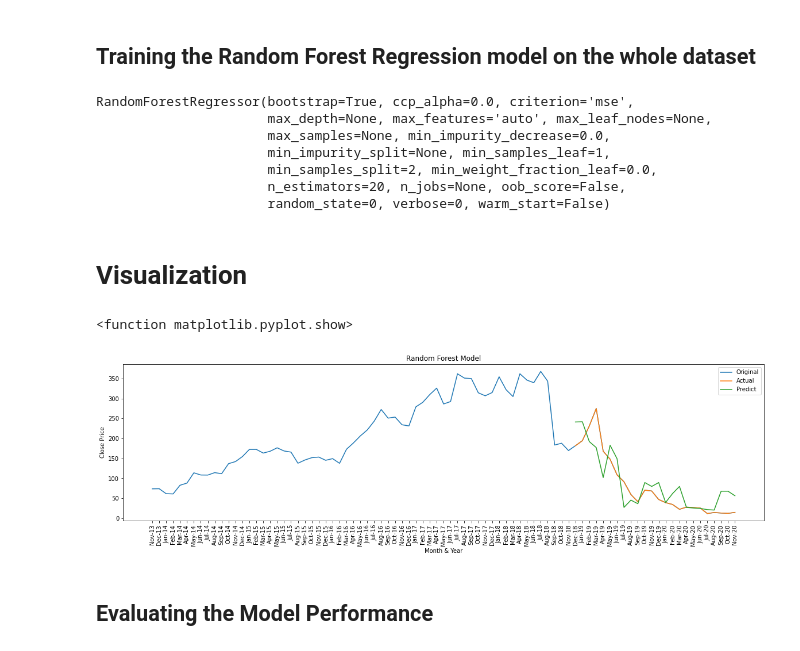
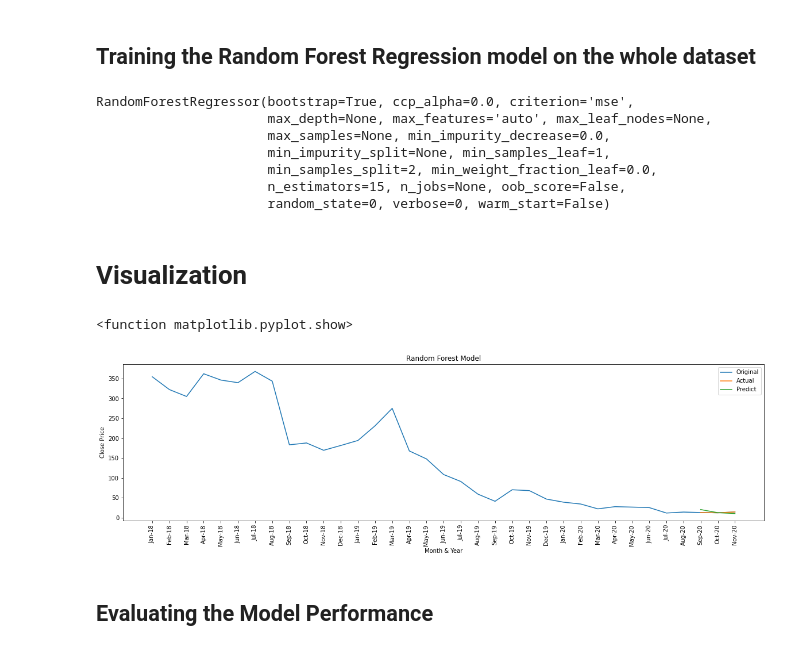
Before and after one commit to smkmohsin/Yes-Bank-Stock-Closing-Price-Prediction, a Jupyter notebook: Yes_Bank_Stock_Closing_Price_Prediction_Sheikh_Mohsin_Kader_.ipynb, the cells around one changed output. Cells and saved outputs as stored; diff of their text form; code cells hidden in the pictures.

```diff
--- a/Yes_Bank_Stock_Closing_Price_Prediction_Sheikh_Mohsin_Kader_.ipynb
+++ b/Yes_Bank_Stock_Closing_Price_Prediction_Sheikh_Mohsin_Kader_.ipynb
@@ -630,3 +687,0 @@ Adjusted R2 :  0.9813
-# %%
-# Create a variable to predict 'x' Months out into future
-future_months = 24
@@ -694,4 +687,0 @@ len(y)
-# %%
-X_train, X_test, y_train, y_test = train_test_split(X, y, test_size = 0.2, random_state = 0)
-print(X_train.shape)
-print(X_test.shape)
@@ -771,7 +742,7 @@ R2 : -1.7372
 # %% [markdown]
 ## <b>Training the Polynomial Regression model on the Training set
 # %%
-poly_reg = PolynomialFeatures(degree = 5)
+poly_reg = PolynomialFeatures(degree = 7)
 X_poly = poly_reg.fit_transform(X_train)
 regressor = LinearRegression()
 regressor.fit(X_poly, y_train)
@@ -854,7 +823,7 @@ R2 : 0.9519
 ## <b>Training the Random Forest Regression model on the whole dataset
 # %%
 from sklearn.ensemble import RandomForestRegressor
-regressor = RandomForestRegressor(n_estimators = 20, random_state = 0)
+regressor = RandomForestRegressor(n_estimators = 15, random_state = 0)
 regressor.fit(X_train, y_train)
 # %% [output]
 RandomForestRegressor(bootstrap=True, ccp_alpha=0.0, criterion='mse',
@@ -862,7 +831,7 @@ RandomForestRegressor(bootstrap=True, ccp_alpha=0.0, criterion='mse',
                       max_samples=None, min_impurity_decrease=0.0,
                       min_impurity_split=None, min_samples_leaf=1,
                       min_samples_split=2, min_weight_fraction_leaf=0.0,
-                      n_estimators=20, n_jobs=None, oob_score=False,
+                      n_estimators=15, n_jobs=None, oob_score=False,
                       random_state=0, verbose=0, warm_start=False)
 # %%
 Random_forest_prediction = regressor.predict(X_future)
@@ -871,24 +840,24 @@ Random_forest_prediction = regressor.predict(X_future)
 # %%
 predictions = Random_forest_prediction
 
 valid = dataset[X.shape[0]:]                    # create dataset which contains tha actual value of stock
 valid['Prediction'] = predictions               # add the predicted values in the dataset
 
 plt.figure(figsize=(20,5))
 plt.title('Random Forest Model')
 plt.xlabel('Month & Year')
 plt.ylabel('Close Price')
 
-df = dataset[100:]
+df = dataset[150:]
 plt.plot(df['Close'])
 plt.plot(valid[['Close', 'Prediction']])
 plt.legend(['Original','Actual', 'Predict'])
 plt.xticks(rotation=90)
 
 plt.show
 # %% [output]
 <function matplotlib.pyplot.show>
-[figure, old version]
+[figure, new version]
 # %% [markdown]
 ## <b>Evaluating the Model Performance
 # %%
```
Also changed, not shown: parts of 65 cells of this notebook.
